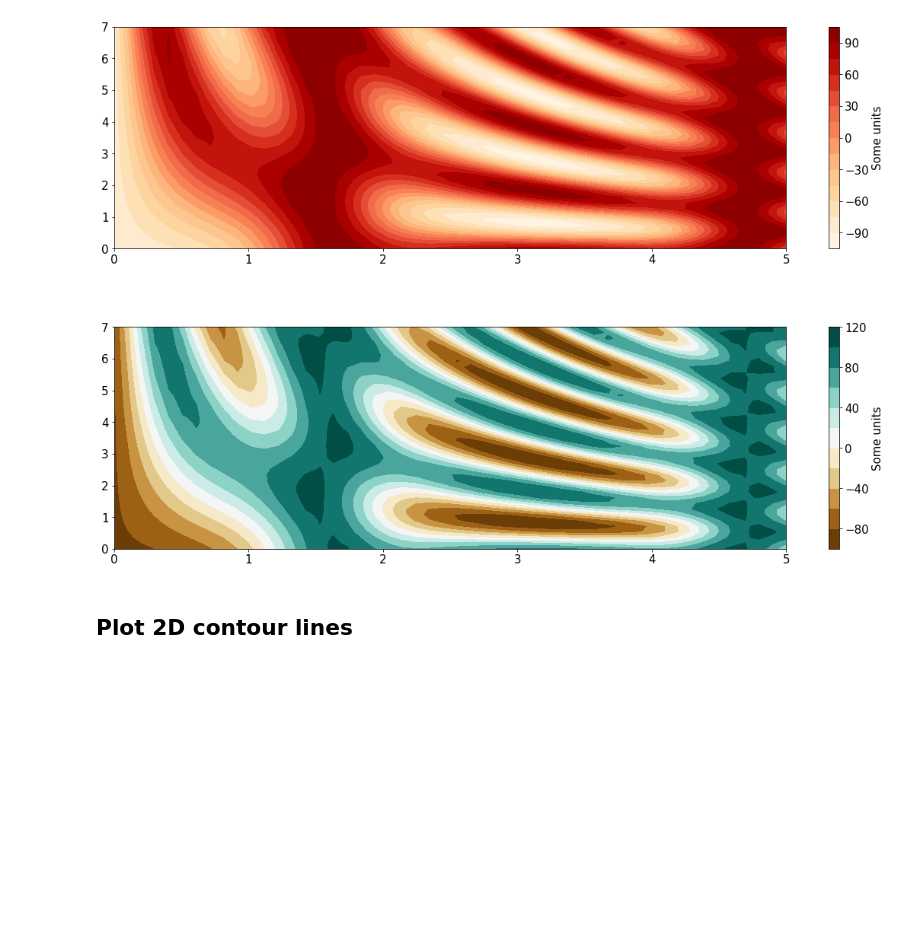
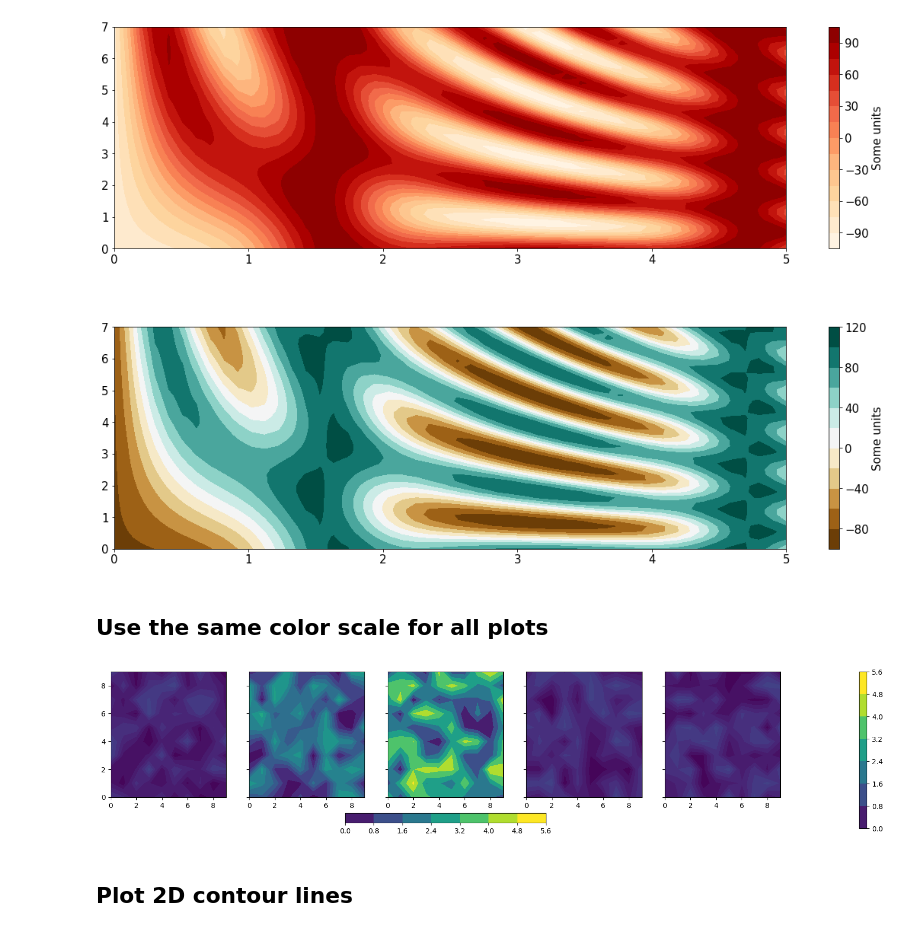
Before and after one commit to yihsuanchen/python, a Jupyter notebook: yhc_module_and_notes/notes-matplotlib_2d_contour.ipynb, the cells around one changed output. Saved outputs shown, nothing was run; the diff lists cells and outputs as text; code cells hidden in the pictures; blank space fills up the shorter version.

Commit message:
use the same color scale for all subplots

```diff
--- a/yhc_module_and_notes/notes-matplotlib_2d_contour.ipynb
+++ b/yhc_module_and_notes/notes-matplotlib_2d_contour.ipynb
@@ -120,6 +120,52 @@ fig.colorbar(plot_cn2, ax=ax2, orientation='vertical', label='Some units')
 # %% [output]
 <matplotlib.colorbar.Colorbar at 0x...>
 [figure]
+# %% [markdown]
+## Use the same color scale for all plots
+# %%
+import matplotlib.pyplot as plt
+import numpy as np
+
+# Assuming you have some data for the plots (replace this with your data)
+data1 = np.random.rand(10, 10)
+data2 = np.random.rand(10, 10) * 3
+data3 = np.random.rand(10, 10) * 5
+data4 = np.random.rand(10, 10)
+data5 = np.random.rand(10, 10)
+
+# Create a figure and subplots
+#   sharex=True and sharey=True ensure that all subplots share the same x and y axis limits.
+fig, axs = plt.subplots(1, 5, figsize=(20, 4), sharex=True, sharey=True)
+
+# Choose a common color normalization
+#norm = plt.Normalize(vmin=np.min([data1, data2, data3, data4, data5]), vmax=np.max([data1, data2, data3, data4, data5]))
+norm = plt.Normalize(vmin=0, vmax=5)
+
+# Plot the contour plots
+contour1 = axs[0].contourf(data1, norm=norm)
+contour2 = axs[1].contourf(data2, norm=norm)
+contour3 = axs[2].contourf(data3, norm=norm)
+contour4 = axs[3].contourf(data4, norm=norm)
+contour5 = axs[4].contourf(data5, norm=norm)
+
+# Create a common color bar.
+#   fraction: larger values, larger color bar
+#   pad: distance between color bar and the figures
+#cbar = fig.colorbar(contour5, ax=axs, orientation='vertical', fraction=0.05, pad=0.01)
+
+cbar_vertical = fig.colorbar(contour3, ax=axs, orientation='vertical', fraction=0.05, pad=0.1, extend='both')
+
+cbar_horizontal = fig.colorbar(contour3, ax=axs, orientation='horizontal', fraction=0.1, pad=0.1, shrink=0.3, extend='both')
+
+
+# Add labels, titles, etc., as needed
+
+# Show the plots
+#plt.show()
+
+#data2
+# %% [output]
+[figure, added]
 # %% [markdown]
 ## Plot 2D contour lines
 # %%
```
